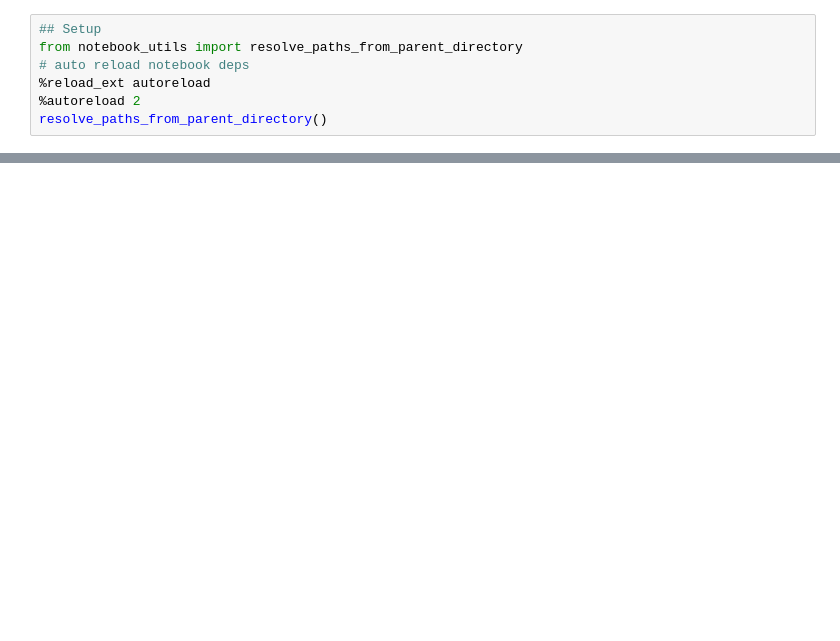
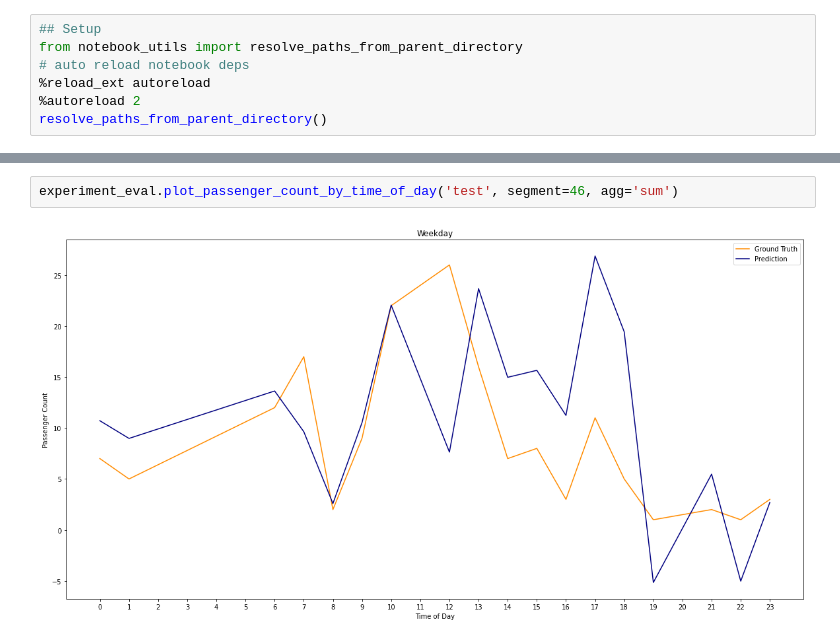
Before and after one commit to alexanderamy/BusPassengerPred, a Jupyter notebook: experiment_pipeline/notebooks/example_experiment_2.ipynb, the cells around one changed output, grey strips where cells are left out. Drawn from its saved outputs; the diff is of its cells as text; blank space fills up the shorter version.

```diff
--- a/experiment_pipeline/notebooks/example_experiment_2.ipynb
+++ b/experiment_pipeline/notebooks/example_experiment_2.ipynb
@@ -72,0 +82,4 @@ None
+# %%
+experiment_eval.plot_passenger_count_by_time_of_day('test', segment=46, agg='sum')
+# %% [output]
+[figure, added]
```
Also changed, not shown: parts of 6 cells of this notebook, 5 other files.
